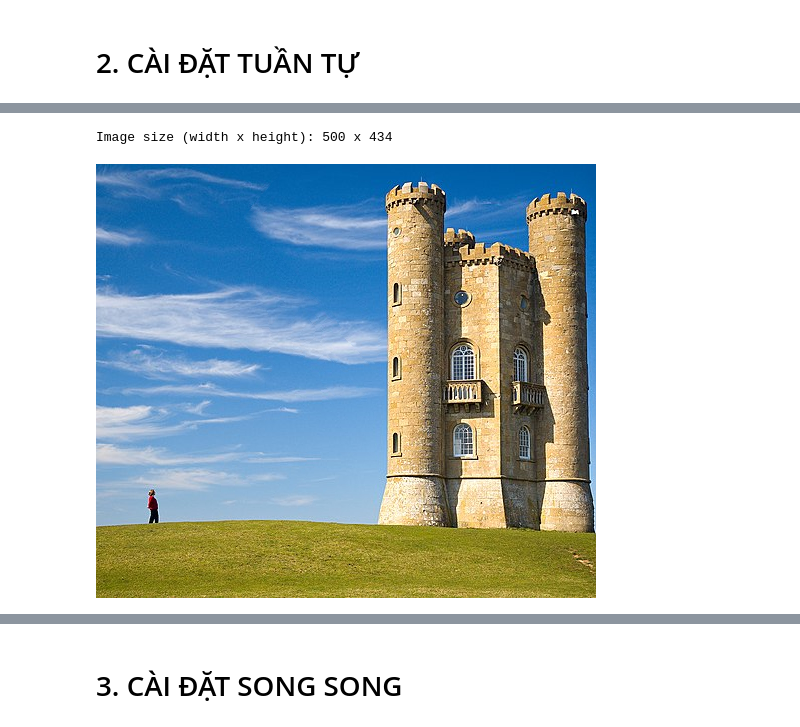
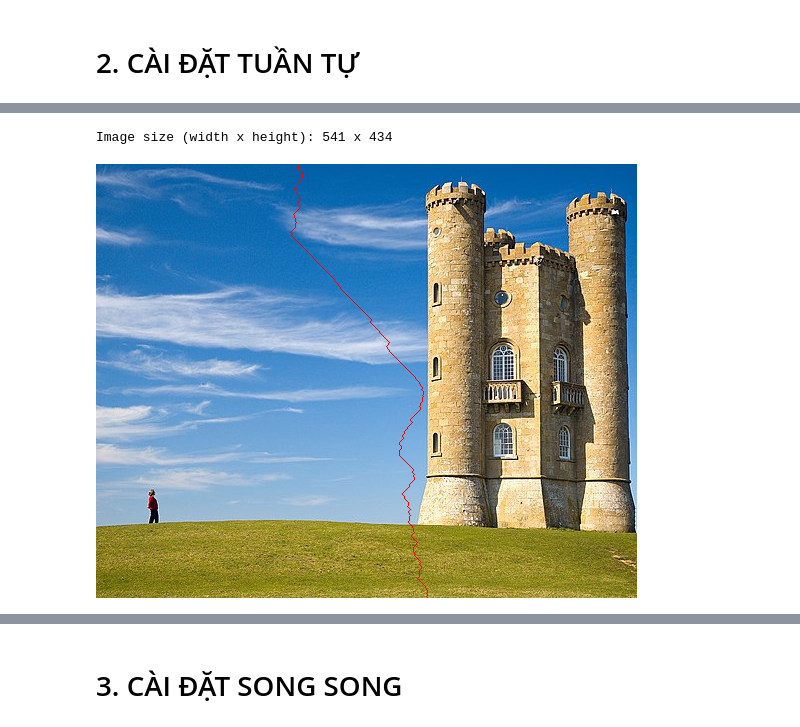
Before and after one commit to pdthuc/CUDA_Seam-Carving, a Jupyter notebook: Report.ipynb, the cells around one changed output, grey strips where cells are left out. Saved outputs shown, nothing was run; the diff lists cells and outputs as text; code cells hidden in the pictures.

```diff
--- a/Report.ipynb
+++ b/Report.ipynb
@@ -116,5 +140,5 @@ Error: SeamCarving.cu:335, code: 100, reason: no CUDA-capable device is detected
 # %%
-show_pnm('out_host.pnm')
+show_pnm('v1_host_seam.pnm')
 # %% [output]
-Image size (width x height): 500 x 434
+Image size (width x height): 541 x 434
-[figure, old version]
+[figure, new version]
```
Also changed, not shown: parts of 38 cells of this notebook, 5 other files.
